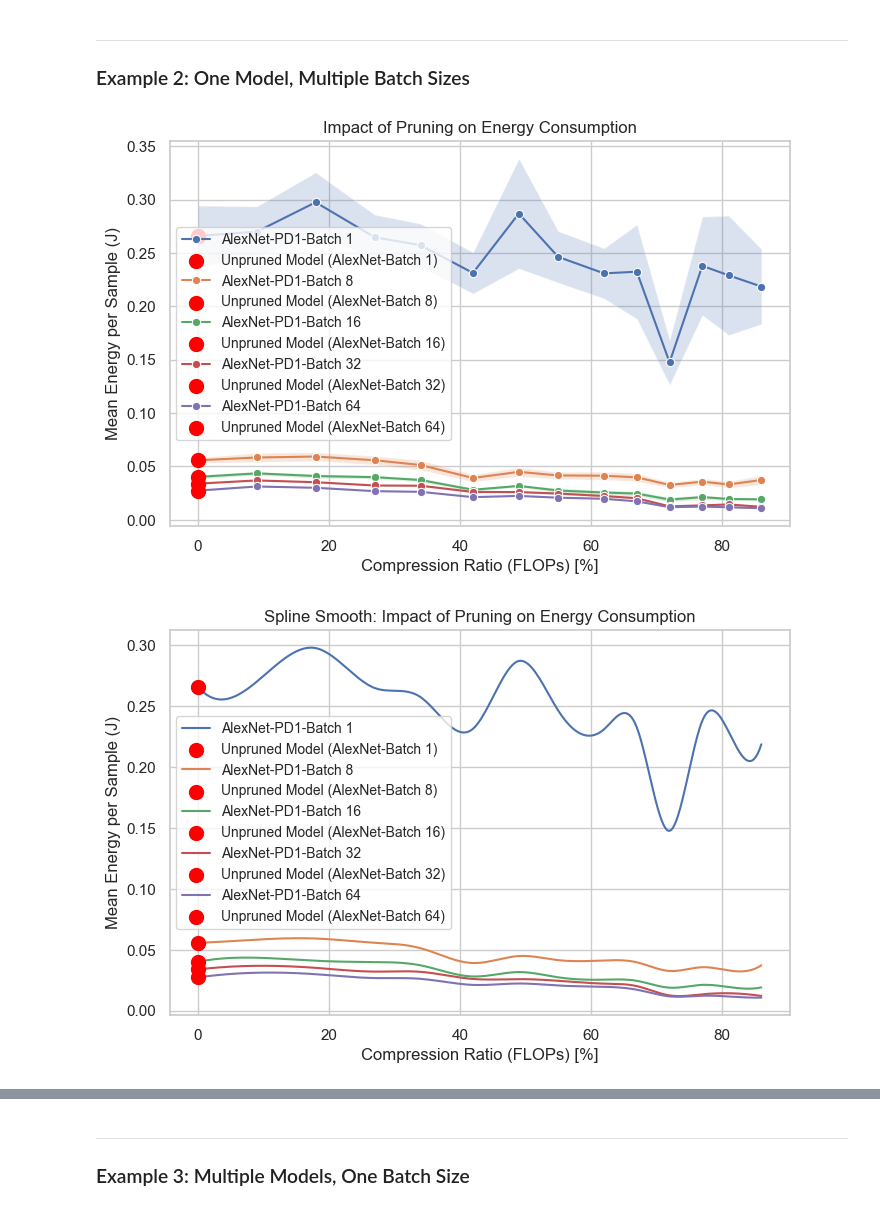
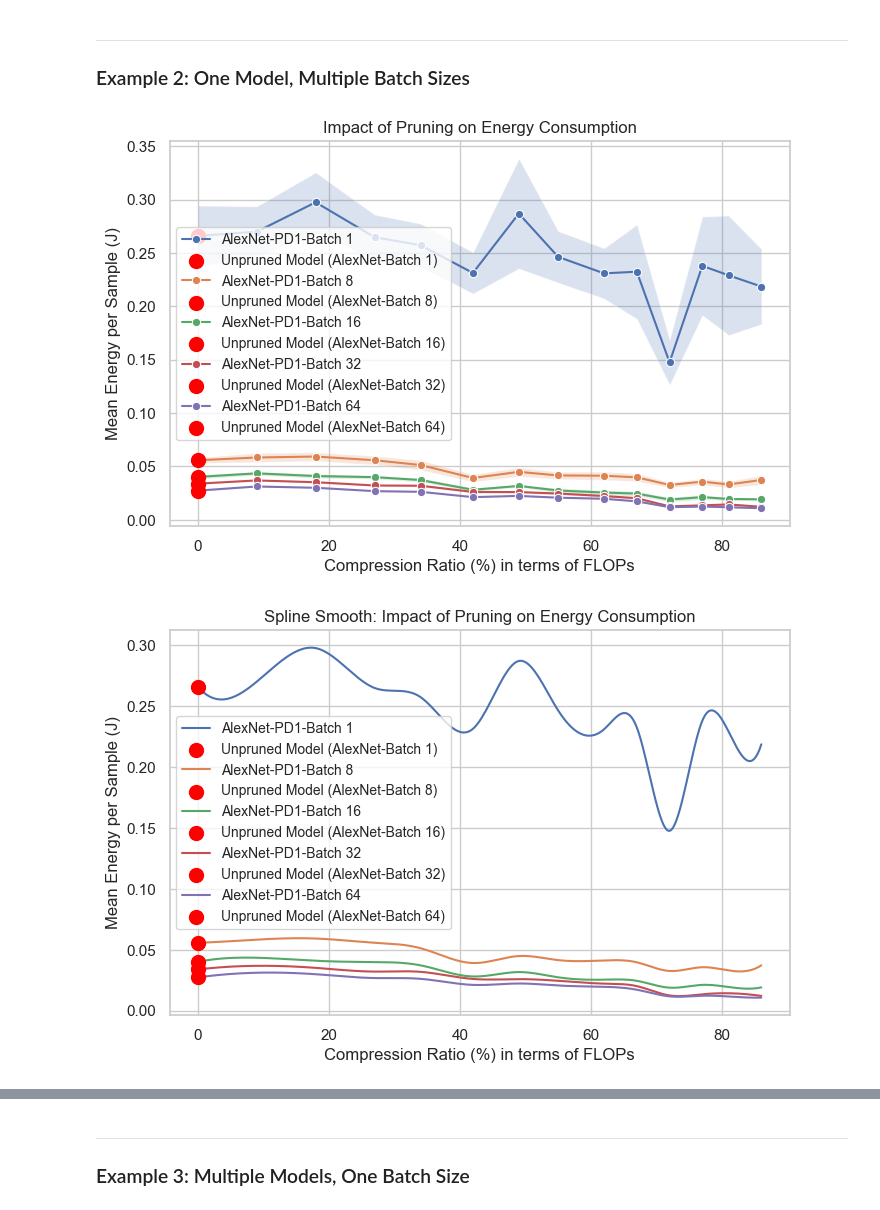
Before and after one commit to DEEP-CGPS/PruneEnergyAnalyzer, a Jupyter notebook: notebooks/4 - GENERATE_PLOTS.ipynb, the cells around one changed output, grey strips where cells are left out. Saved outputs shown, nothing was run; the diff lists cells and outputs as text; code cells hidden in the pictures.

```diff
--- a/notebooks/4 - GENERATE_PLOTS.ipynb
+++ b/notebooks/4 - GENERATE_PLOTS.ipynb
@@ -109,21 +109,21 @@ plotter.plot_data(
 # %%
 # Load the CSV file
 df = pd.read_csv("results_with_compression_ratios.csv")
 
 # Create an instance of AnalysisPlotter
 plotter = AnalysisPlotter(
     dataframe=df,
-    x_column="Compression Ratio (FLOPs) [%]",
+    x_column="Compression Ratio (%) in terms of FLOPs",
     y_column="Mean Energy per Sample (J)",
     title="Impact of Pruning on Energy Consumption"
 )
 
 # Generate the plot for a specific architecture, pruning distributions, and batch size
 plotter.plot_data(
     architectures=["AlexNet"],
     pruning_distributions=["PD1"],
     batch_sizes=[1,4,8,16,32,64]
     )
 # %% [output]
-[figure, old version]
+[figure, new version]
-[figure, old version]
+[figure, new version]
```
Also changed, not shown: parts of 6 cells of this notebook, 3 other files.
